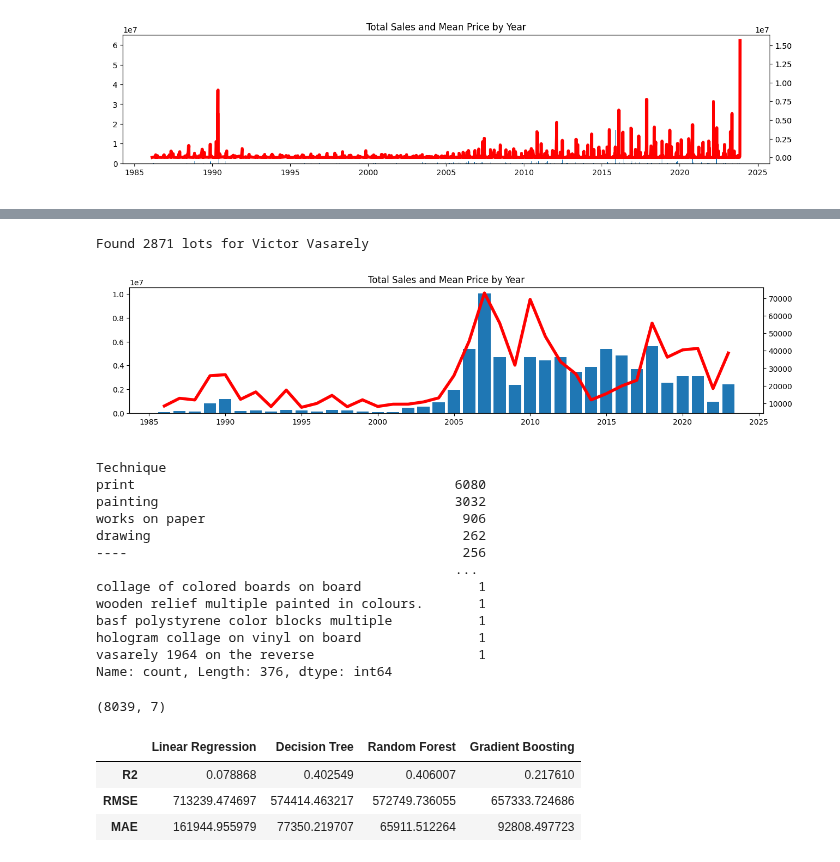
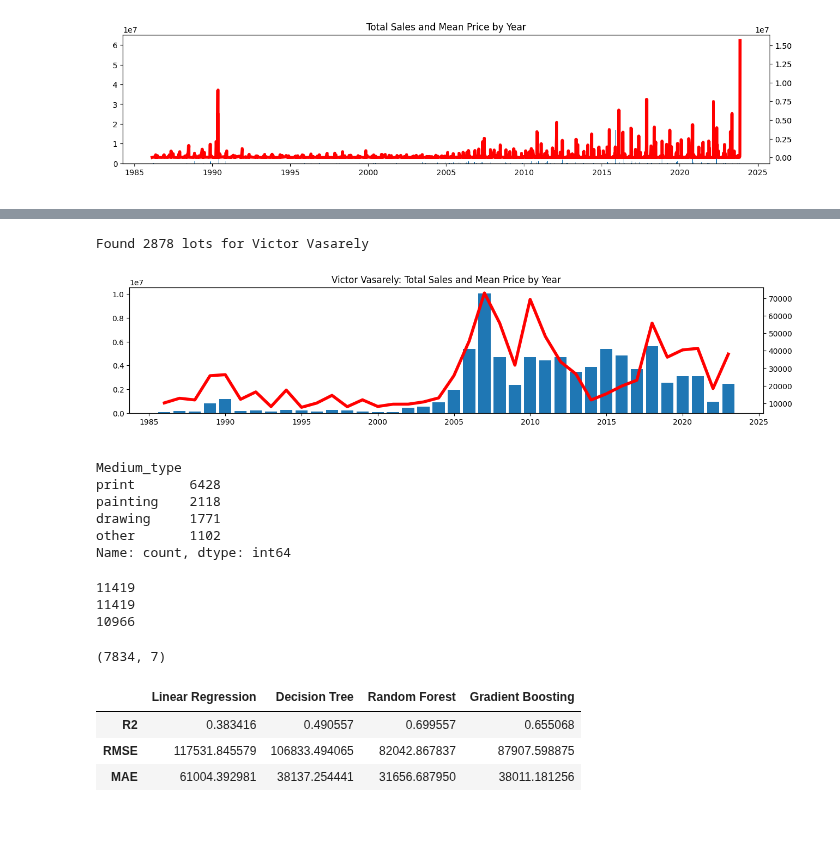
Before and after one commit to cryptogazzetta/Arte, a Jupyter notebook: analysis/artsy_auctions.ipynb, the cells around one changed output, grey strips where cells are left out. Saved outputs shown, nothing was run; the diff lists cells and outputs as text; code cells hidden in the pictures; blank space fills up the shorter version.

```diff
--- a/analysis/artsy_auctions.ipynb
+++ b/analysis/artsy_auctions.ipynb
@@ -109,33 +108,42 @@ for artist in artists:
 # %%
 artist_name = 'Victor Vasarely'
 artist_df = artists_dataframes[artist_name]
 
 # PLOT TOTAL SALES AND MEAN PRICE BY YEAR
 artist_sales = pd.DataFrame(artist_df.groupby('Year of sale')['Price (USD)'].sum())
 artist_sales['Total Sales'] = artist_df.groupby('Year of sale')['Price (USD)'].sum()
 artist_sales['Mean Price'] = artist_df.groupby('Year of sale')['Price (USD)'].mean()
 
 print(f'Found {artist_df.shape[0]} lots for {artist_name}')
-plot_sales(artist_sales, 'Total Sales and Mean Price by Year', 'Total Sales', 'Year')
+plot_sales(artist_sales, f'{artist_name}: Total Sales and Mean Price by Year', 'Total Sales', 'Year')
 # %% [output]
-Found 2871 lots for Victor Vasarely
+Found 2878 lots for Victor Vasarely
-[figure, old version]
+[figure, new version]
 # %%
-lots['Technique'].value_counts()
+lots['Medium_type'].value_counts()
 # %% [output]
-Technique
-print                                         6080
-painting                                      3032
-works on paper                                 906
-drawing                                        262
-----                                           256
-                                              ...
-collage of colored boards on board               1
-wooden relief multiple painted in colours.       1
-basf polystyrene color blocks multiple           1
-hologram collage on vinyl on board               1
-vasarely 1964 on the reverse                     1
-Name: count, Length: 376, dtype: int64
+Medium_type
+print       6428
+painting    2118
+drawing     1771
+other       1102
+Name: count, dtype: int64
+# %%
+print(len(lots))
+
+lots = lots[lots['Medium_type'] != 'Other']
+
+print(len(lots))
+
+percentil =  0.02
+lots = lots[lots['Price (USD)'] > lots['Price (USD)'].quantile(percentil)]
+lots = lots[lots['Price (USD)'] < lots['Price (USD)'].quantile(1-percentil)]
+
+print(len(lots))
+# %% [output]
+11419
+11419
+10966
 # %%
 ## FIT PRICE MODELS
 
@@ -143,7 +151,7 @@ Name: count, Length: 376, dtype: int64
 import warnings
 warnings.filterwarnings('ignore')
 
-lots_to_model = lots[['Artist', 'Width (cm)', 'Height (cm)', 'Year', 'Year of sale', 'Price (USD)', 'Technique']].dropna()
+lots_to_model = lots[['Artist', 'Width (cm)', 'Height (cm)', 'Year', 'Year of sale', 'Price (USD)', 'Medium_type']].dropna()
 
 print(lots_to_model.shape)
 
@@ -152,8 +160,8 @@ y = lots_to_model['Price (USD)']
 
 X_train, X_test, y_train, y_test = train_test_split(X, y, test_size=0.3)
 
-X_train = pd.get_dummies(X_train, columns=['Artist', 'Technique'], drop_first=True)
-X_test = pd.get_dummies(X_test, columns=['Artist', 'Technique'], drop_first=True)
+X_train = pd.get_dummies(X_train, columns=['Artist', 'Medium_type'], drop_first=True)
+X_test = pd.get_dummies(X_test, columns=['Artist', 'Medium_type'], drop_first=True)
 
 # add to X_test all columns that are in X_train but not in X_test
 for column in X_train.columns:
@@ -195,11 +203,11 @@ models_df, models = fit_models(X_train, y_train, X_test, y_test)
 
 models_df
 # %% [output]
-(8039, 7)
+(7834, 7)
 |  | Linear Regression | Decision Tree | Random Forest | Gradient Boosting |
-| R2 | 0.078868 | 0.402549 | 0.406007 | 0.217610 |
-| RMSE | 713239.474697 | 574414.463217 | 572749.736055 | 657333.724686 |
-| MAE | 161944.955979 | 77350.219707 | 65911.512264 | 92808.497723 |
+| R2 | 0.383416 | 0.490557 | 0.699557 | 0.655068 |
+| RMSE | 117531.845579 | 106833.494065 | 82042.867837 | 87907.598875 |
+| MAE | 61004.392981 | 38137.254441 | 31656.687950 | 38011.181256 |
 # %%
 ## SAVE LOCALLY MODEL AND X_TEST
 
```
Also changed, not shown: parts of 5 cells of this notebook, 10 other files.
